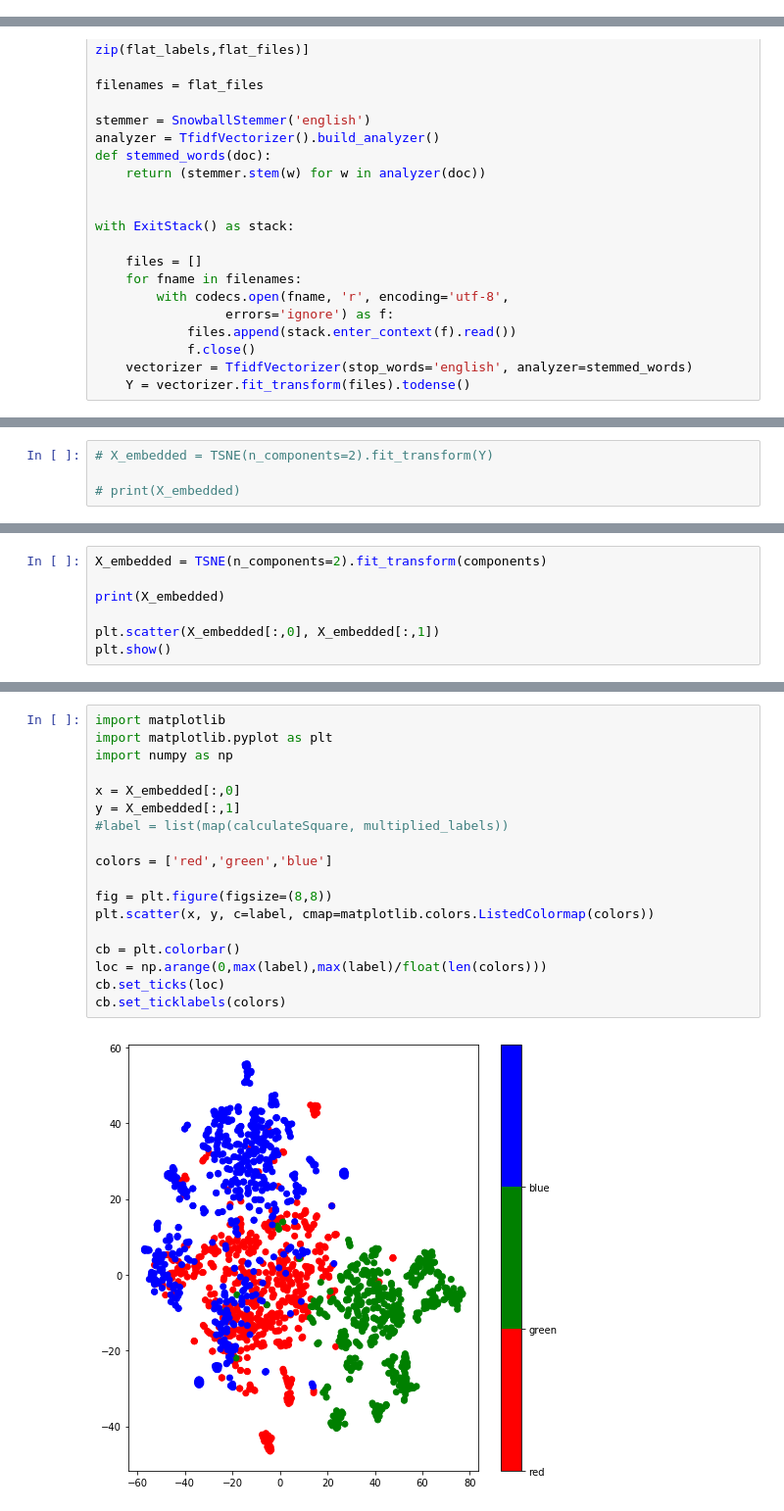
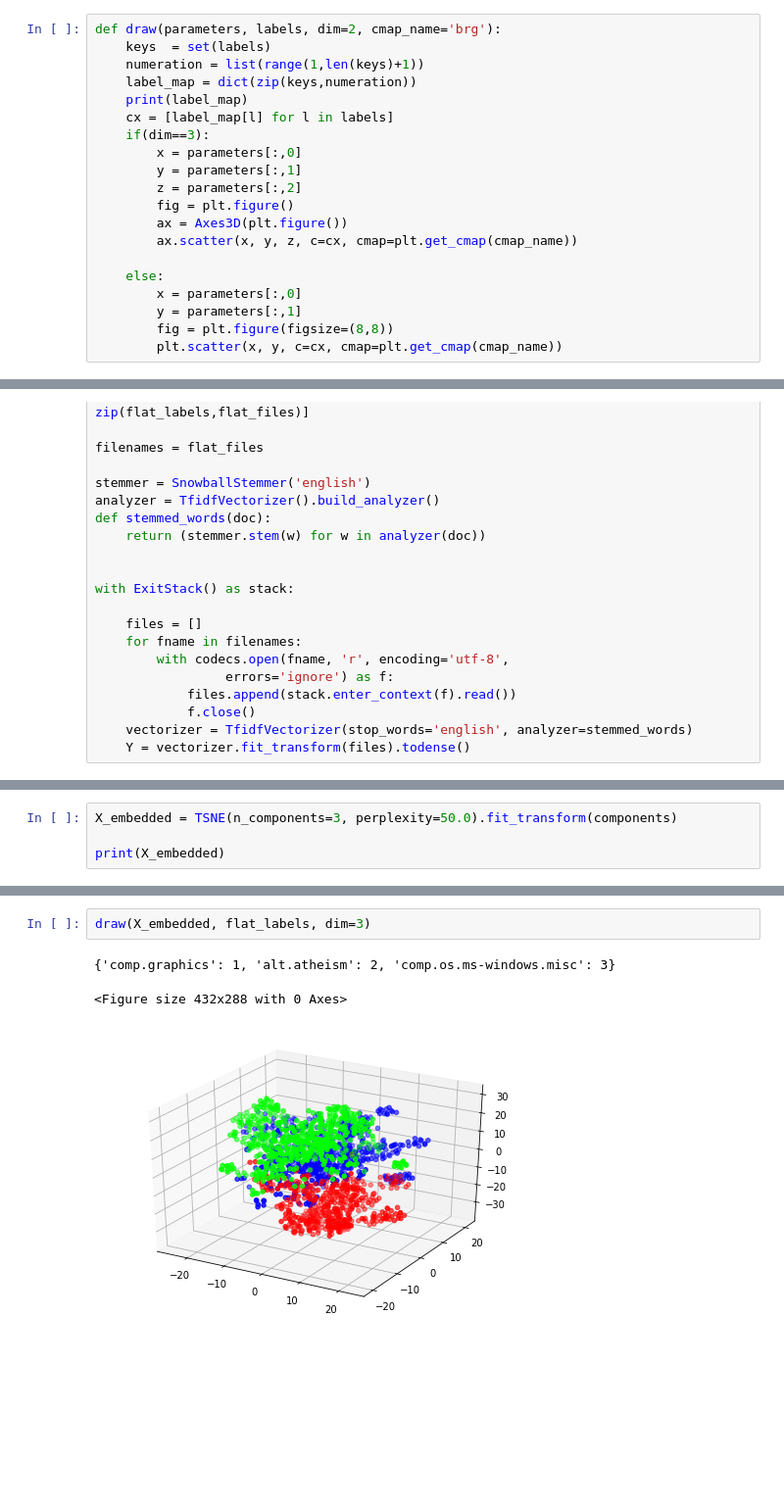
Before and after one commit to mat646/tsne-tutorial, a Jupyter notebook: tSNE tutorial.ipynb, the cells around one changed output, grey strips where cells are left out. Shown at 98% size. Saved outputs shown, nothing was run; the diff lists cells and outputs as text; blank space fills up the shorter version.

Commit message:
plotting, manifold methods

```diff
--- a/tSNE tutorial.ipynb
+++ b/tSNE tutorial.ipynb
@@ -11,0 +23,20 @@ import codecs
+# %%
+def draw(parameters, labels, dim=2, cmap_name='brg'):
+    keys  = set(labels)
+    numeration = list(range(1,len(keys)+1))
+    label_map = dict(zip(keys,numeration))
+    print(label_map)
+    cx = [label_map[l] for l in labels]
+    if(dim==3):
+        x = parameters[:,0]
+        y = parameters[:,1]
+        z = parameters[:,2]
+        fig = plt.figure()
+        ax = Axes3D(plt.figure())
+        ax.scatter(x, y, z, c=cx, cmap=plt.get_cmap(cmap_name))
+
+    else:
+        x = parameters[:,0]
+        y = parameters[:,1]
+        fig = plt.figure(figsize=(8,8))
+        plt.scatter(x, y, c=cx, cmap=plt.get_cmap(cmap_name))
@@ -42,4 +134,4 @@ with ExitStack() as stack:
 # %%
-# X_embedded = TSNE(n_components=2).fit_transform(Y)
+X_embedded = TSNE(n_components=3, perplexity=50.0).fit_transform(components)
 
-# print(X_embedded)
+print(X_embedded)
@@ -51,7 +145,0 @@ components = pca.fit_transform(Y)
-# %%
-X_embedded = TSNE(n_components=2).fit_transform(components)
-
-print(X_embedded)
-
-plt.scatter(X_embedded[:,0], X_embedded[:,1])
-plt.show()
@@ -78,20 +146,6 @@ label = list(map(calculateSquare, flat_list))
-# %%
-import matplotlib
-import matplotlib.pyplot as plt
-import numpy as np
-
-x = X_embedded[:,0]
-y = X_embedded[:,1]
-#label = list(map(calculateSquare, multiplied_labels))
-
-colors = ['red','green','blue']
-
-fig = plt.figure(figsize=(8,8))
-plt.scatter(x, y, c=label, cmap=matplotlib.colors.ListedColormap(colors))
-
-cb = plt.colorbar()
-loc = np.arange(0,max(label),max(label)/float(len(colors)))
-cb.set_ticks(loc)
-cb.set_ticklabels(colors)
-# %% [output]
-[figure, removed]
+# %%
+draw(X_embedded, flat_labels, dim=3)
+# %% [output]
+{'comp.graphics': 1, 'alt.atheism': 2, 'comp.os.ms-windows.misc': 3}
+<Figure size 432x288 with 0 Axes>
+[figure, added]
```
Also changed, not shown: parts of 16 cells of this notebook, 2 other files.
